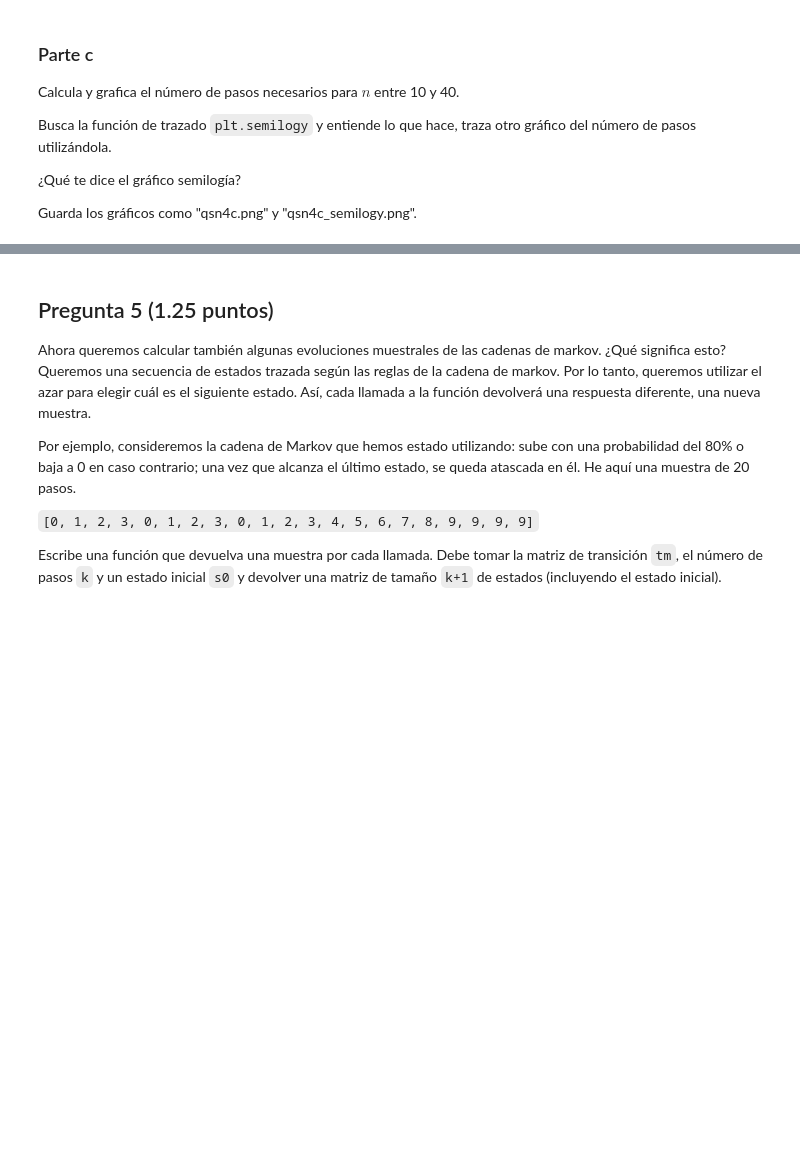
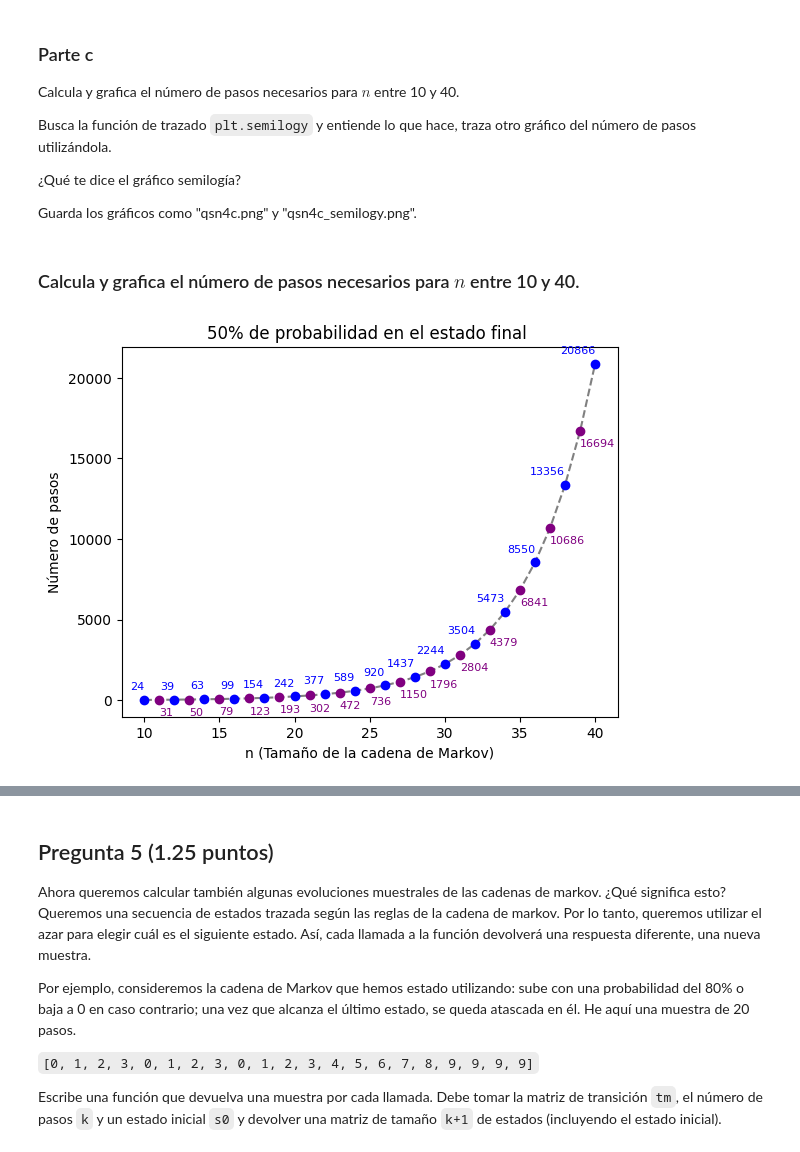
Before and after one commit to jesuusmontalvo/MIA_2024II_PML, a Jupyter notebook: Parcial/enunciadov1.2/notebook/parcialv1_4.ipynb, the cells around one changed output, grey strips where cells are left out. Saved outputs shown, nothing was run; the diff lists cells and outputs as text; code cells hidden in the pictures; blank space fills up the shorter version.

```diff
--- a/Parcial/enunciadov1.2/notebook/parcialv1_4.ipynb
+++ b/Parcial/enunciadov1.2/notebook/parcialv1_4.ipynb
@@ -223,0 +238,17 @@ def num_steps(n):
+# %%
+#YOUR CODE HERE
+def num_steps(n):
+    m = n - 1
+    tm = transition_matrix(n)
+    p0 = np.zeros(n)
+    p0[0] = 1
+    flag = True
+    while flag:
+        k = 1
+        while k >= 1:
+            pk = propagate(p0, k, tm)
+            if pk[m] > 0.5:
+                flag = False
+                break
+            k += 1
+    return k
@@ -234,0 +268,26 @@ Guarda los gráficos como "qsn4c.png" y "qsn4c_semilogy.png".
+# %% [markdown]
+### Calcula y grafica el número de pasos necesarios para $n$ entre 10 y 40.
+# %%
+#YOUR CODE HERE
+valores_n = np.arange(10, 41)
+numero_pasos = []
+for k in range(10, 41):
+    numero_pasos.append(num_steps(k))
+# %%
+plt.plot(valores_n, numero_pasos, color="gray", linestyle="--")
+
+for i, value in enumerate(numero_pasos):
+    if i % 2 == 0:
+        plt.text(valores_n[i], value + 500, f"{value}", fontsize="8", ha="right", va="bottom", color="blue")
+        plt.plot(valores_n[i], value, marker="o", color="blue", linestyle="")
+    else:
+        plt.text(valores_n[i], value - 500, f"{value}", fontsize="8", ha="left", va="top", color="purple")
+        plt.plot(valores_n[i], value, marker="o", color="purple", linestyle="")
+
+plt.title("50% de probabilidad en el estado final ")
+plt.xlabel("n (Tamaño de la cadena de Markov)")
+plt.ylabel("Número de pasos")
+plt.savefig("qsn4c.png")
+plt.show()
+# %% [output]
+[figure, added]
```
Also changed, not shown: parts of 11 cells of this notebook, 5 other files.
